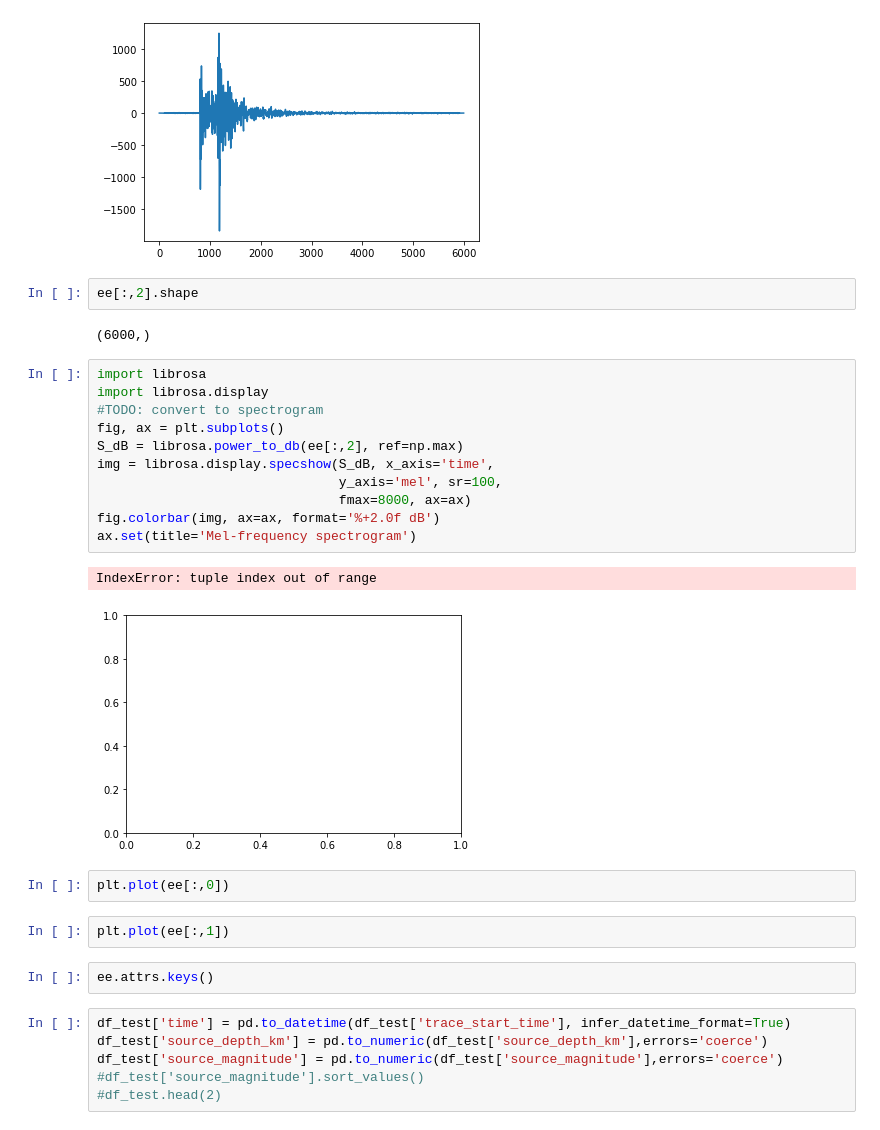
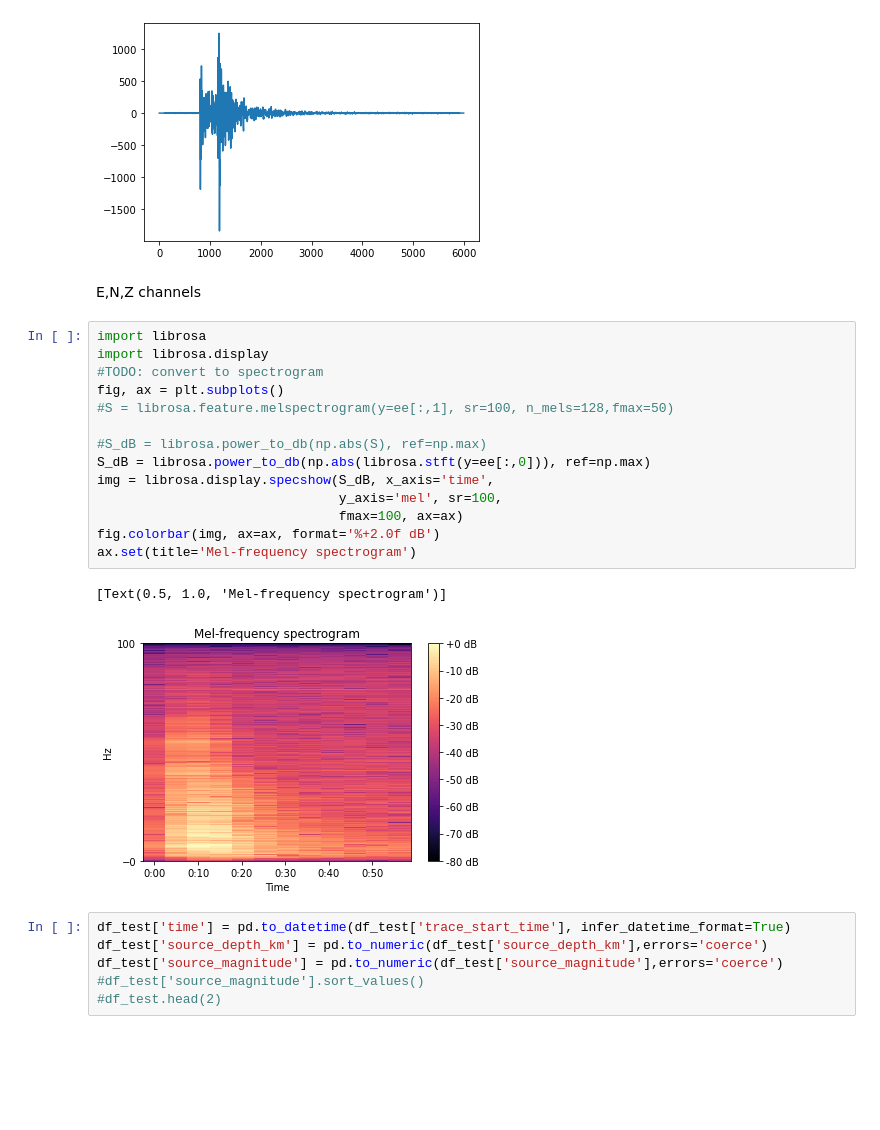
Before and after one commit to doromboziandras32/Earthquake-visualization, a Jupyter notebook: Plot_test_map_mapbox.ipynb, the cells around one changed output. Saved outputs shown, nothing was run; the diff lists cells and outputs as text; blank space fills up the shorter version.

Commit message:
seismograms and spectrograms added

```diff
--- a/Plot_test_map_mapbox.ipynb
+++ b/Plot_test_map_mapbox.ipynb
@@ -25,30 +157,25 @@ plt.plot(ee[:,2])
 # %% [output]
 [<matplotlib.lines.Line2D at 0x...>]
 [figure]
-# %%
-ee[:,2].shape
-# %% [output]
-(6000,)
+# %% [markdown]
+E,N,Z channels
 # %%
 import librosa
 import librosa.display
 #TODO: convert to spectrogram
 fig, ax = plt.subplots()
-S_dB = librosa.power_to_db(ee[:,2], ref=np.max)
+#S = librosa.feature.melspectrogram(y=ee[:,1], sr=100, n_mels=128,fmax=50)
+
+#S_dB = librosa.power_to_db(np.abs(S), ref=np.max)
+S_dB = librosa.power_to_db(np.abs(librosa.stft(y=ee[:,0])), ref=np.max)
 img = librosa.display.specshow(S_dB, x_axis='time',
                                y_axis='mel', sr=100,
-                               fmax=8000, ax=ax)
+                               fmax=100, ax=ax)
 fig.colorbar(img, ax=ax, format='%+2.0f dB')
 ax.set(title='Mel-frequency spectrogram')
 # %% [output]
-IndexError: tuple index out of range
+[Text(0.5, 1.0, 'Mel-frequency spectrogram')]
-[figure, old version]
+[figure, new version]
-# %%
-plt.plot(ee[:,0])
-# %%
-plt.plot(ee[:,1])
-# %%
-ee.attrs.keys()
 # %%
 df_test['time'] = pd.to_datetime(df_test['trace_start_time'], infer_datetime_format=True)
 df_test['source_depth_km'] = pd.to_numeric(df_test['source_depth_km'],errors='coerce')
```
Also changed, not shown: parts of 20 cells of this notebook, 4 other files.
